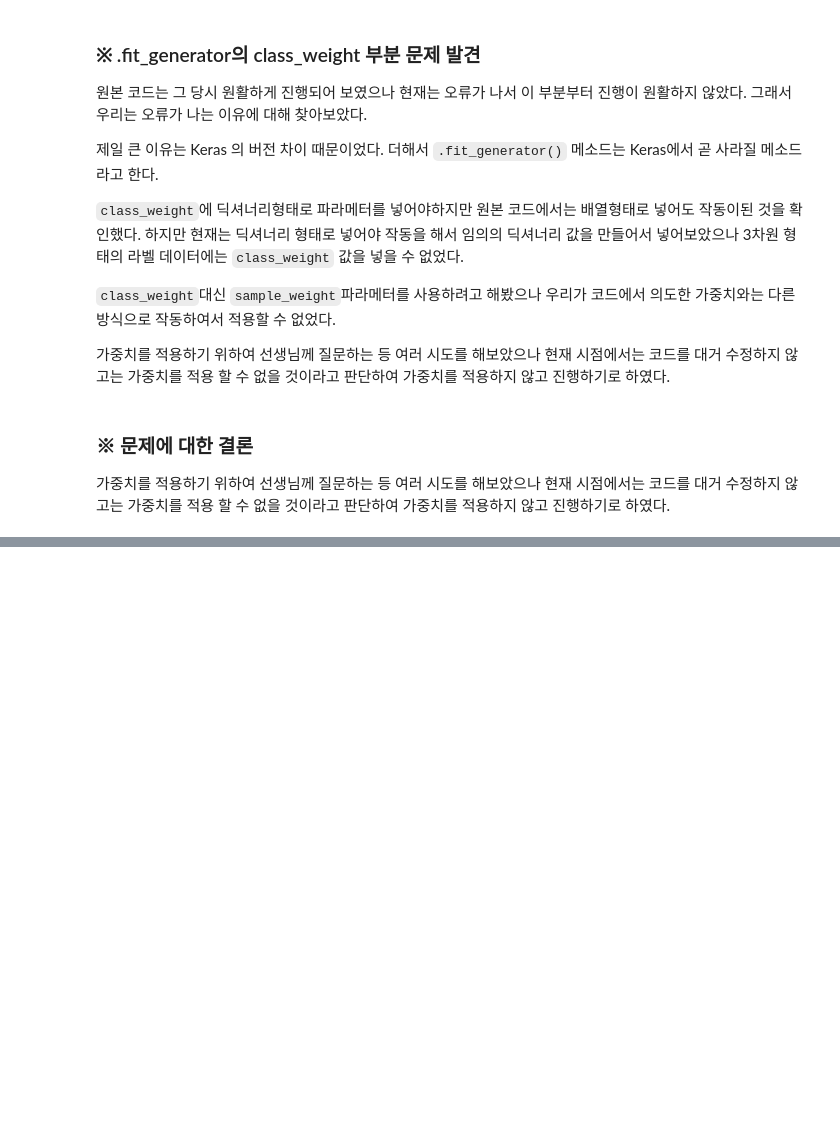
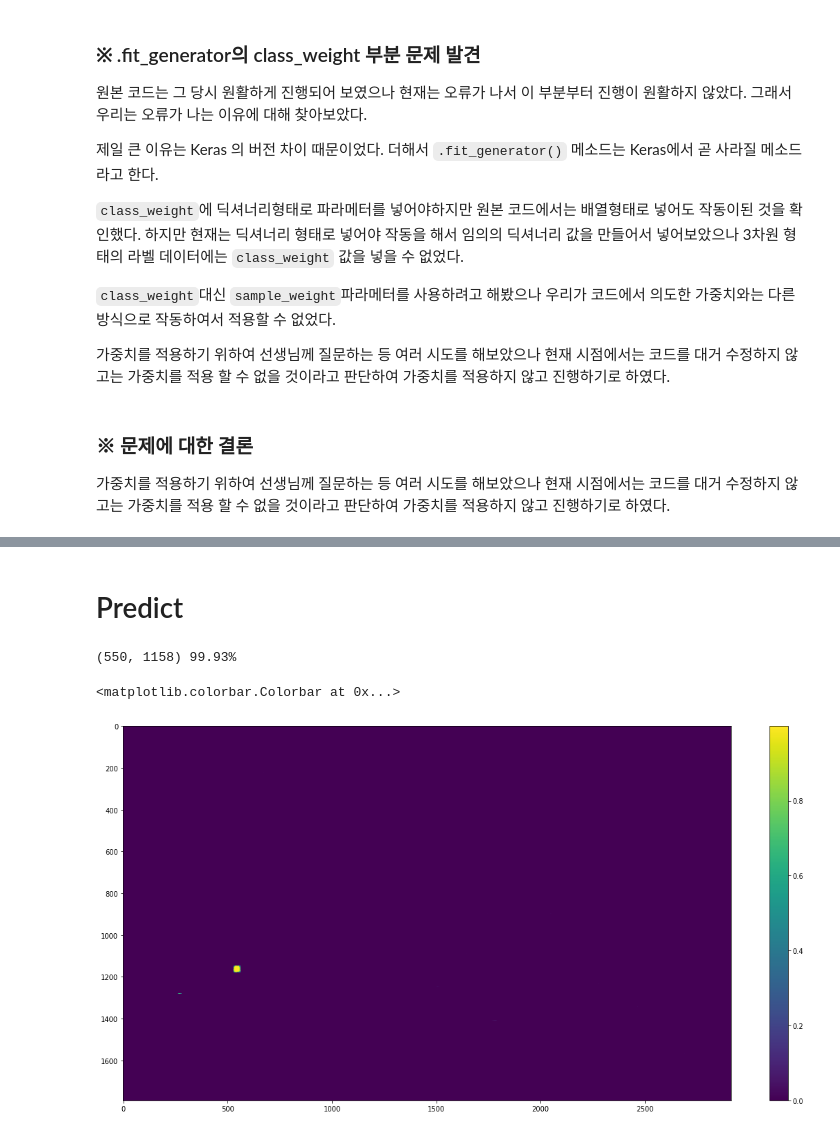
Before and after one commit to tak-jj/find_waldo_codestudy, a Jupyter notebook: master.ipynb, the cells around one changed output, grey strips where cells are left out. Drawn from its saved outputs; the diff is of its cells as text; code cells hidden in the pictures; blank space fills up the shorter version.

```diff
--- a/master.ipynb
+++ b/master.ipynb
@@ -607,0 +680,23 @@ ValueError: ignored
+# %% [markdown]
+# Predict
+# %%
+model = load_model('model.h5')
+
+pred_panels = model.predict(panels).reshape((-1, PANNEL_SIZE, PANNEL_SIZE, 2))[:, :, :, 1]
+
+pred_out = combine_panels(test_img, pred_panels)
+
+# compute coordinates and confidence
+argmax_x = np.argmax(np.max(pred_out, axis=0), axis=0)  # x축에서 1위치 찾기
+argmax_y = np.argmax(np.max(pred_out, axis=1), axis=0)  # y축에서 1위치 찾기
+confidence = np.amax(pred_out) * 100    # 일치정확도 0.9993로 softmax 평가함수적용
+
+print('(%s, %s) %.2f%%' % (argmax_x, argmax_y, confidence))
+
+plt.figure(figsize=(20, 10))
+plt.imshow(pred_out)
+plt.colorbar()
+# %% [output]
+(550, 1158) 99.93%
+<matplotlib.colorbar.Colorbar at 0x...>
+[figure, added]
```
Also changed, not shown: parts of 15 cells of this notebook.
